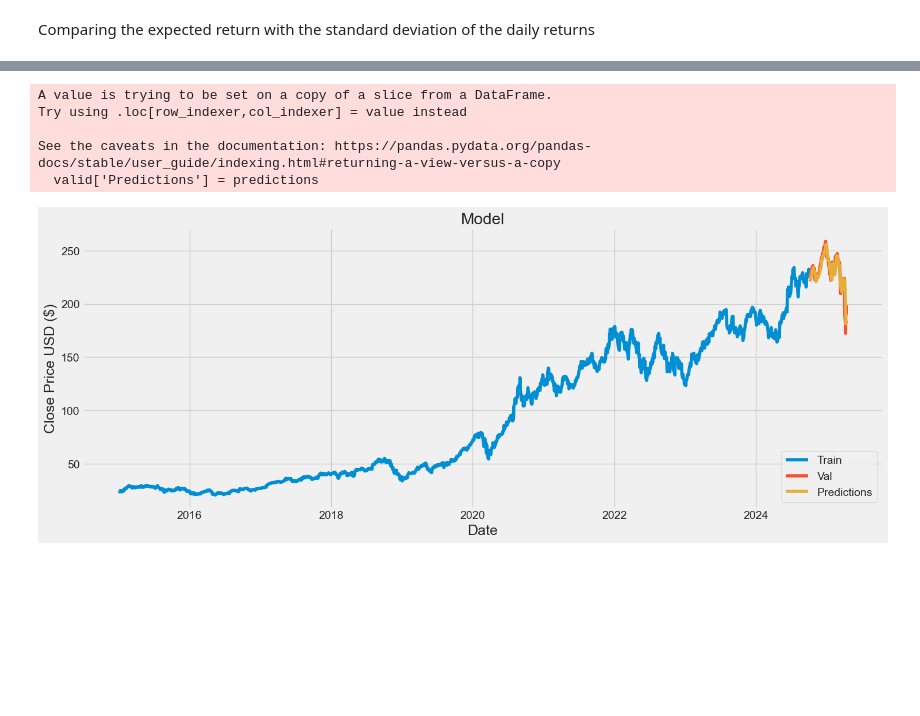
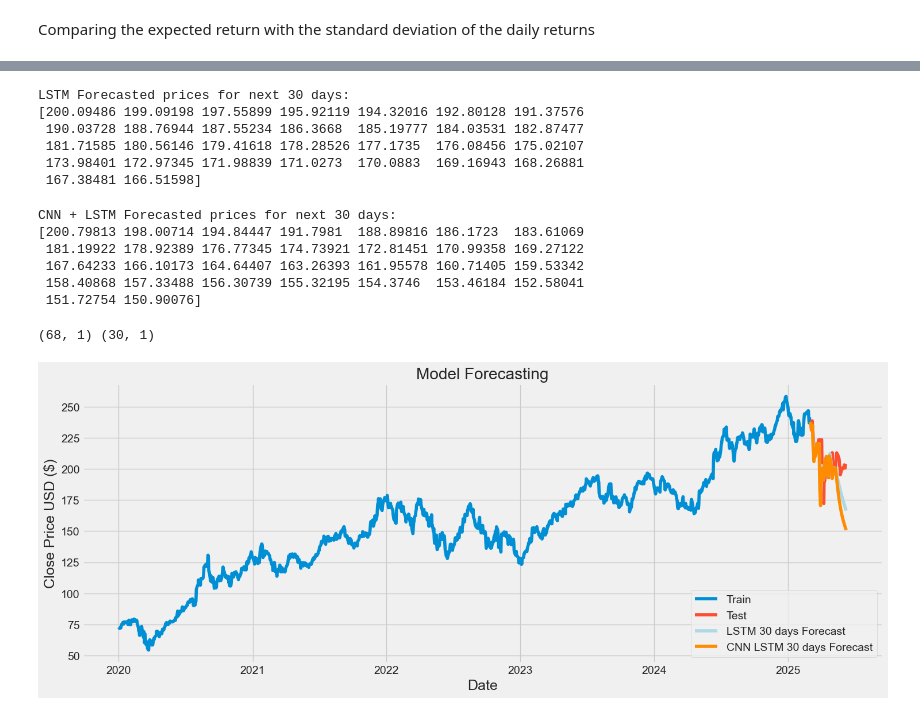
Before and after one commit to JustAthar19/Companies-Stock-Price-Forecasting, a Jupyter notebook: stock-price-prediction.ipynb, the cells around one changed output, grey strips where cells are left out. Saved outputs shown, nothing was run; the diff lists cells and outputs as text; code cells hidden in the pictures; blank space fills up the shorter version.

Commit message:
add cnn lstm

```diff
--- a/stock-price-prediction.ipynb
+++ b/stock-price-prediction.ipynb
@@ -274,3 +311,3 @@ plt.show()
 # %%
-df = yf.download('AAPL', start='2015-01-01', end=datetime.now())
+df = yf.download('AAPL', start='2020-01-01', end=datetime.now())
 # %% [output]
@@ -435,0 +640,7 @@ rmse
+# %%
+cnn_lstm_predictions = cnn_lstm_model.predict(x_test)
+cnn_lstm_predictions = scaler.inverse_transform(cnn_lstm_predictions)
+
+# Get the root mean squared error (RMSE)
+cnn_lstm_rmse = np.sqrt(np.mean(((cnn_lstm_predictions - y_test) ** 2)))
+print(f"CNN + LSTM Root Mean Squared Error: {cnn_lstm_rmse}")
@@ -436,20 +699,55 @@ rmse
+# %%
+print("LSTM Forecasted prices for next", n_days, "days:")
+print(lstm_forecasted_prices.flatten())
+# %% [output]
+LSTM Forecasted prices for next 30 days:
+[200.09486 199.09198 197.55899 195.92119 194.32016 192.80128 191.37576
+ 190.03728 188.76944 187.55234 186.3668  185.19777 184.03531 182.87477
+ 181.71585 180.56146 179.41618 178.28526 177.1735  176.08456 175.02107
+ 173.98401 172.97345 171.98839 171.0273  170.0883  169.16943 168.26881
+ 167.38481 166.51598]
+# %%
+print("CNN + LSTM Forecasted prices for next", n_days, "days:")
+print(cnn_lstm_forecasted_prices.flatten())
+# %% [output]
+CNN + LSTM Forecasted prices for next 30 days:
+[200.79813 198.00714 194.84447 191.7981  188.89816 186.1723  183.61069
+ 181.19922 178.92389 176.77345 174.73921 172.81451 170.99358 169.27122
+ 167.64233 166.10173 164.64407 163.26393 161.95578 160.71405 159.53342
+ 158.40868 157.33488 156.30739 155.32195 154.3746  153.46184 152.58041
+ 151.72754 150.90076]
+# %%
+print(lstm_predictions.shape, lstm_forecasted_prices.shape)
+# %% [output]
+(68, 1) (30, 1)
+# %%
+lstm_predictions = np.concatenate([lstm_predictions, lstm_forecasted_prices])
+cnn_lstm_predictions = np.concatenate([cnn_lstm_predictions, cnn_lstm_forecasted_prices])
+# %%
+from datetime import timedelta
+train = data[:training_data_len]
+test = data[training_data_len:]
+
+pred_dates = [df.index[training_data_len] + timedelta(days=i) for i in range(len(lstm_predictions))]
+forecast_df =  pd.DataFrame({
+    'LSTM_Forecast': lstm_predictions.flatten(),
+    'CNN_LSTM_Forecast': cnn_lstm_predictions.flatten()}, index=pred_dates)
 # %%
-train = data[:training_data_len]
-valid = data[training_data_len:]
-valid['Predictions'] = predictions
-# Visualize the data
-plt.figure(figsize=(16,6))
-plt.title('Model')
+
+
+# Plot everything
+plt.figure(figsize=(16, 6))
+plt.title('Model Forecasting')
 plt.xlabel('Date', fontsize=18)
 plt.ylabel('Close Price USD ($)', fontsize=18)
-plt.plot(train)
-plt.plot(valid[['AAPL', 'Predictions']])
-plt.legend(['Train', 'Val', 'Predictions'], loc='lower right')
+
+plt.plot(train, label='Train')
+plt.plot(test['AAPL'], label='Test')
+
+plt.plot(forecast_df['LSTM_Forecast'], label='LSTM 30 days Forecast', color='lightblue')
+plt.plot(forecast_df['CNN_LSTM_Forecast'], label='CNN LSTM 30 days Forecast', color='darkorange')
+
+plt.legend(loc='lower right')
 plt.show()
 # %% [output]
-A value is trying to be set on a copy of a slice from a DataFrame.
-Try using .loc[row_indexer,col_indexer] = value instead
-
-See the caveats in the documentation: https://pandas.pydata.org/pandas-docs/stable/user_guide/indexing.html#returning-a-view-versus-a-copy
-  valid['Predictions'] = predictions
-[figure, old version]
+[figure, new version]
```
Also changed, not shown: parts of 85 cells of this notebook.
